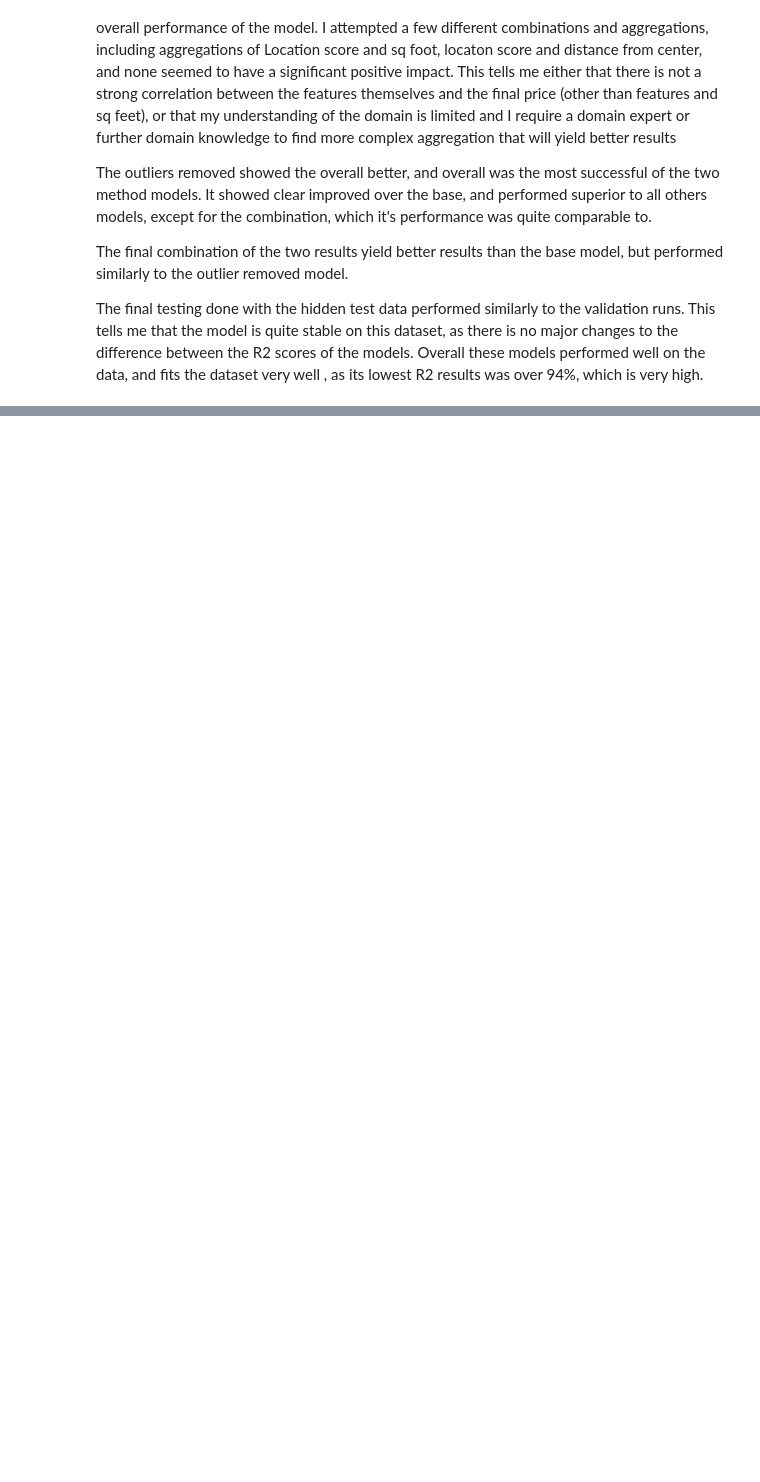
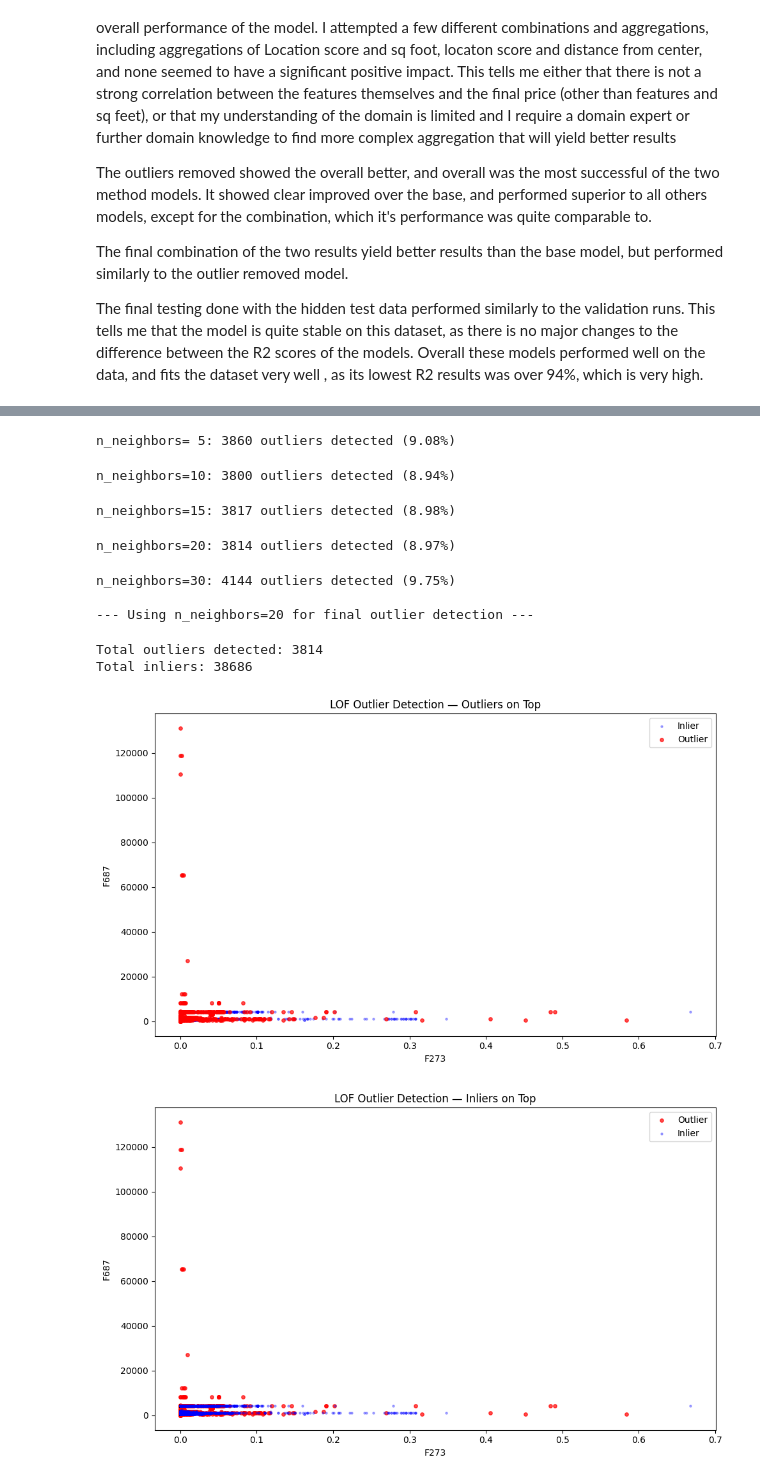
Before and after one commit to JamieBly/CSI4142_FundementalsOfDataScience_A1, a Jupyter notebook: Assignment3/CSI4121_Assignment3_JafriS_300253861_BlyJ_300231604.ipynb, the cells around one changed output, grey strips where cells are left out. Cells and saved outputs as stored; diff of their text form; code cells hidden in the pictures; blank space fills up the shorter version.

```diff
--- a/Assignment3/CSI4121_Assignment3_JafriS_300253861_BlyJ_300231604.ipynb
+++ b/Assignment3/CSI4121_Assignment3_JafriS_300253861_BlyJ_300231604.ipynb
@@ -566,0 +1003,72 @@ The final testing done with the hidden test data performed similarly to the vali
+# %%
+# ============================================================
+# LOF Outlier Detection on selected features
+# ============================================================
+# We apply Local Outlier Factor strictly on X_train_reduced using the
+# top 5 features identified by EDA. LOF compares the local density of
+# a point to its neighbors — points with substantially lower density
+# are flagged as outliers (label = -1).
+# X_val is left completely untouched.
+from sklearn.neighbors import LocalOutlierFactor
+
+# Extract only the top features identified by EDA for LOF
+lof_data = X_train_reduced[top_features].copy()
+
+# Test different n_neighbors values to understand sensitivity
+for n in [5, 10, 15, 20, 30]:
+    lof = LocalOutlierFactor(n_neighbors=n, contamination='auto')
+    predictions = lof.fit_predict(lof_data)
+    n_outliers = (predictions == -1).sum()
+    print(f"n_neighbors={n:2d}: {n_outliers} outliers detected ({n_outliers/len(lof_data)*100:.2f}%)")
+
+# Use n_neighbors=20 as the final LOF configuration (standard default)
+print("\n--- Using n_neighbors=20 for final outlier detection ---")
+lof_final = LocalOutlierFactor(n_neighbors=20, contamination='auto')
+lof_predictions = lof_final.fit_predict(lof_data)
+
+n_outliers_final = (lof_predictions == -1).sum()
+print(f"Total outliers detected: {n_outliers_final}")
+print(f"Total inliers: {(lof_predictions == 1).sum()}")
+
+inlier_mask = lof_predictions == 1
+outlier_mask = lof_predictions == -1
+
+# Plot 1: Outliers drawn on top (default layer order)
+fig, ax = plt.subplots(figsize=(10, 6))
+ax.scatter(lof_data.loc[inlier_mask, top_features[0]], lof_data.loc[inlier_mask, top_features[1]],
+           c='blue', label='Inlier', s=5, alpha=0.3)
+ax.scatter(lof_data.loc[outlier_mask, top_features[0]], lof_data.loc[outlier_mask, top_features[1]],
+           c='red', label='Outlier', s=15, alpha=0.7)
+ax.set_xlabel(top_features[0])
+ax.set_ylabel(top_features[1])
+ax.set_title(f"LOF Outlier Detection — Outliers on Top")
+ax.legend()
+plt.tight_layout()
+plt.show()
+
+# Plot 2: Inliers drawn on top so the dense blue cluster is visible
+# This reverses the draw order to show that the blue inlier mass exists
+# underneath the red outlier dots in the first plot.
+fig, ax = plt.subplots(figsize=(10, 6))
+ax.scatter(lof_data.loc[outlier_mask, top_features[0]], lof_data.loc[outlier_mask, top_features[1]],
+           c='red', label='Outlier', s=15, alpha=0.7)
+ax.scatter(lof_data.loc[inlier_mask, top_features[0]], lof_data.loc[inlier_mask, top_features[1]],
+           c='blue', label='Inlier', s=5, alpha=0.3)
+ax.set_xlabel(top_features[0])
+ax.set_ylabel(top_features[1])
+ax.set_title(f"LOF Outlier Detection — Inliers on Top")
+ax.legend()
+plt.tight_layout()
+plt.show()
+# %% [output]
+n_neighbors= 5: 3860 outliers detected (9.08%)
+n_neighbors=10: 3800 outliers detected (8.94%)
+n_neighbors=15: 3817 outliers detected (8.98%)
+n_neighbors=20: 3814 outliers detected (8.97%)
+n_neighbors=30: 4144 outliers detected (9.75%)
+
+--- Using n_neighbors=20 for final outlier detection ---
+Total outliers detected: 3814
+Total inliers: 38686
+[figure, added]
+[figure, added]
```
Also changed, not shown: parts of 22 cells of this notebook.
